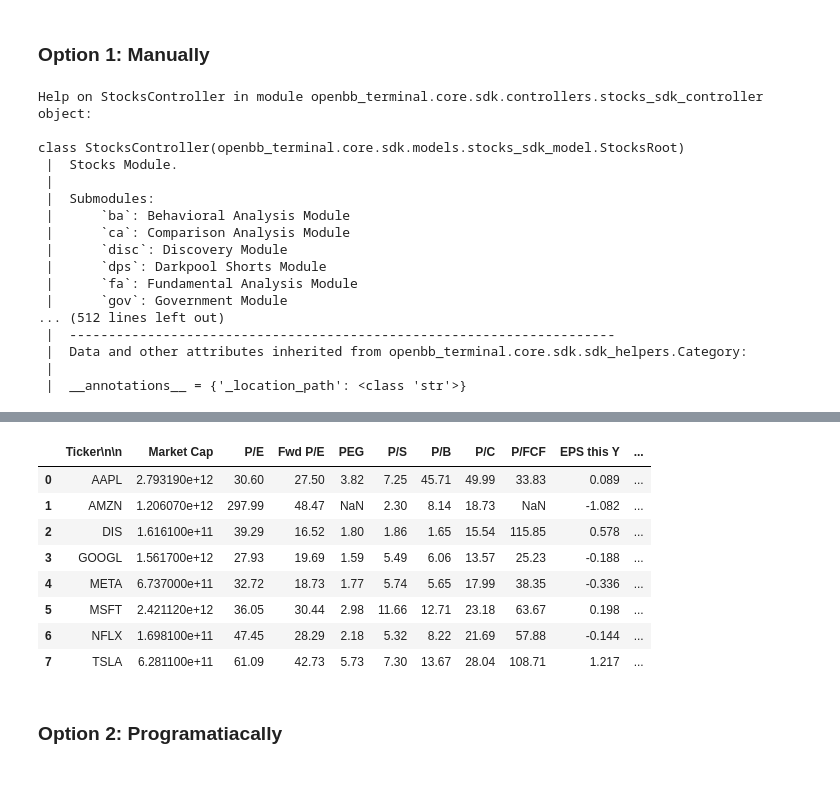
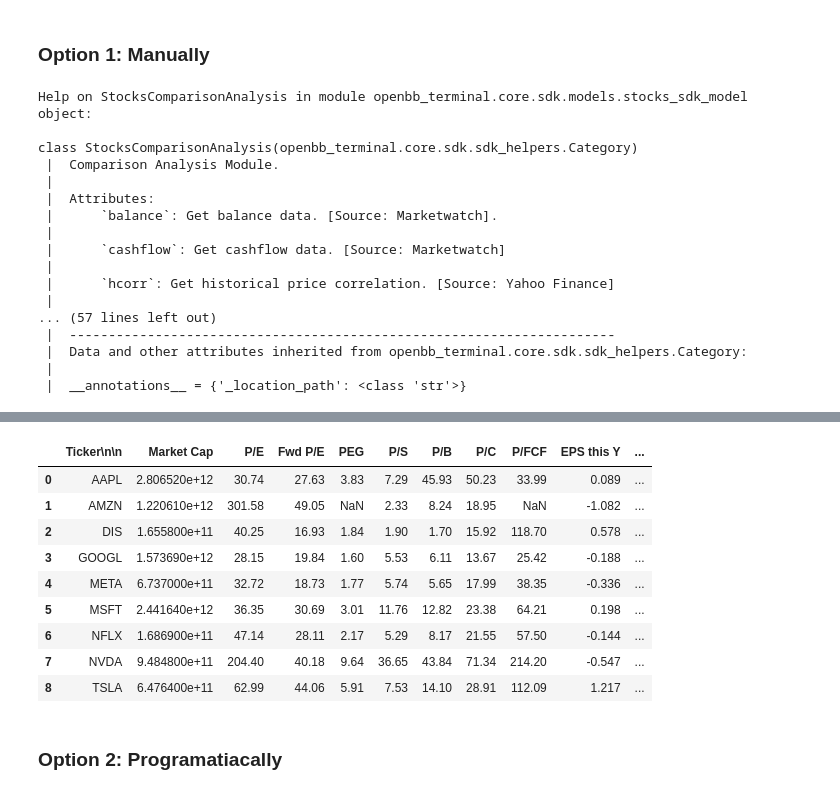
Before and after one commit to harikrishnad1997/openbb_sdk_exporation, a Jupyter notebook: obb_01-03_basics_screener.ipynb, the cells around one changed output, grey strips where cells are left out. Cells and saved outputs as stored; diff of their text form; code cells hidden in the pictures.

```diff
--- a/obb_01-03_basics_screener.ipynb
+++ b/obb_01-03_basics_screener.ipynb
@@ -15,21 +15,21 @@ Portfolio Optimization Toolkit is disabled. To use the Optimization features ple
 # %% [markdown]
 ### Option 1: Manually
 # %%
-help(openbb.stocks)
+help(openbb.stocks.ca)
 # %% [output]
-Help on StocksController in module openbb_terminal.core.sdk.controllers.stocks_sdk_controller object:
+Help on StocksComparisonAnalysis in module openbb_terminal.core.sdk.models.stocks_sdk_model object:
 
-class StocksController(openbb_terminal.core.sdk.models.stocks_sdk_model.StocksRoot)
- |  Stocks Module.
+class StocksComparisonAnalysis(openbb_terminal.core.sdk.sdk_helpers.Category)
+ |  Comparison Analysis Module.
  |
- |  Submodules:
- |      `ba`: Behavioral Analysis Module
- |      `ca`: Comparison Analysis Module
- |      `disc`: Discovery Module
- |      `dps`: Darkpool Shorts Module
- |      `fa`: Fundamental Analysis Module
- |      `gov`: Government Module
-... (512 lines left out)
+ |  Attributes:
+ |      `balance`: Get balance data. [Source: Marketwatch].
+ |
+ |      `cashflow`: Get cashflow data. [Source: Marketwatch]
+ |
+ |      `hcorr`: Get historical price correlation. [Source: Yahoo Finance]
+ |
+... (57 lines left out)
  |  ----------------------------------------------------------------------
  |  Data and other attributes inherited from openbb_terminal.core.sdk.sdk_helpers.Category:
  |
@@ -55,16 +55,17 @@ class get_comparison_data(builtins.object)
  |
  |  __signature__ = <Signature (similar: List[str], data_type: str = 'over...
 # %%
-openbb.stocks.ca.screener(similar = ['AAPL', 'NFLX', 'META', 'AMZN', 'MSFT', 'GOOGL', 'DIS', 'TSLA'], data_type = 'valuation')
+openbb.stocks.ca.screener(similar = ['NVDA','AAPL', 'NFLX', 'META', 'AMZN', 'MSFT', 'GOOGL', 'DIS', 'TSLA'], data_type = 'valuation')
 # %% [output]
 |  | Ticker\n\n | Market Cap | P/E | Fwd P/E | PEG | P/S | P/B | P/C | P/FCF | EPS this Y | ... |
-| 0 | AAPL | 2.793190e+12 | 30.60 | 27.50 | 3.82 | 7.25 | 45.71 | 49.99 | 33.83 | 0.089 | ... |
-| 1 | AMZN | 1.206070e+12 | 297.99 | 48.47 | NaN | 2.30 | 8.14 | 18.73 | NaN | -1.082 | ... |
-| 2 | DIS | 1.616100e+11 | 39.29 | 16.52 | 1.80 | 1.86 | 1.65 | 15.54 | 115.85 | 0.578 | ... |
-| 3 | GOOGL | 1.561700e+12 | 27.93 | 19.69 | 1.59 | 5.49 | 6.06 | 13.57 | 25.23 | -0.188 | ... |
+| 0 | AAPL | 2.806520e+12 | 30.74 | 27.63 | 3.83 | 7.29 | 45.93 | 50.23 | 33.99 | 0.089 | ... |
+| 1 | AMZN | 1.220610e+12 | 301.58 | 49.05 | NaN | 2.33 | 8.24 | 18.95 | NaN | -1.082 | ... |
+| 2 | DIS | 1.655800e+11 | 40.25 | 16.93 | 1.84 | 1.90 | 1.70 | 15.92 | 118.70 | 0.578 | ... |
+| 3 | GOOGL | 1.573690e+12 | 28.15 | 19.84 | 1.60 | 5.53 | 6.11 | 13.67 | 25.42 | -0.188 | ... |
 | 4 | META | 6.737000e+11 | 32.72 | 18.73 | 1.77 | 5.74 | 5.65 | 17.99 | 38.35 | -0.336 | ... |
-| 5 | MSFT | 2.421120e+12 | 36.05 | 30.44 | 2.98 | 11.66 | 12.71 | 23.18 | 63.67 | 0.198 | ... |
-| 6 | NFLX | 1.698100e+11 | 47.45 | 28.29 | 2.18 | 5.32 | 8.22 | 21.69 | 57.88 | -0.144 | ... |
-| 7 | TSLA | 6.281100e+11 | 61.09 | 42.73 | 5.73 | 7.30 | 13.67 | 28.04 | 108.71 | 1.217 | ... |
+| 5 | MSFT | 2.441640e+12 | 36.35 | 30.69 | 3.01 | 11.76 | 12.82 | 23.38 | 64.21 | 0.198 | ... |
+| 6 | NFLX | 1.686900e+11 | 47.14 | 28.11 | 2.17 | 5.29 | 8.17 | 21.55 | 57.50 | -0.144 | ... |
+| 7 | NVDA | 9.484800e+11 | 204.40 | 40.18 | 9.64 | 36.65 | 43.84 | 71.34 | 214.20 | -0.547 | ... |
+| 8 | TSLA | 6.476400e+11 | 62.99 | 44.06 | 5.91 | 7.53 | 14.10 | 28.91 | 112.09 | 1.217 | ... |
 # %% [markdown]
 ### Option 2: Programatiacally
```
Also changed, not shown: parts of 7 cells of this notebook, 3 other files.
